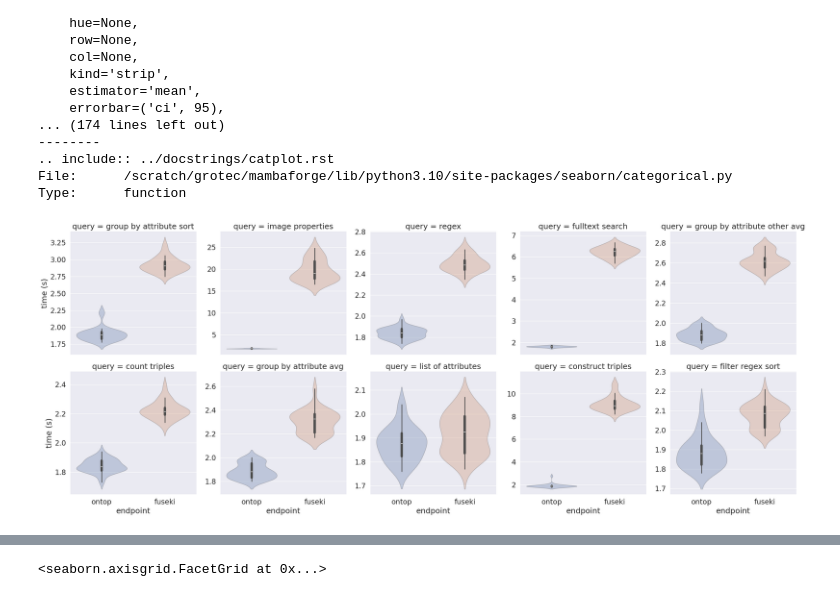
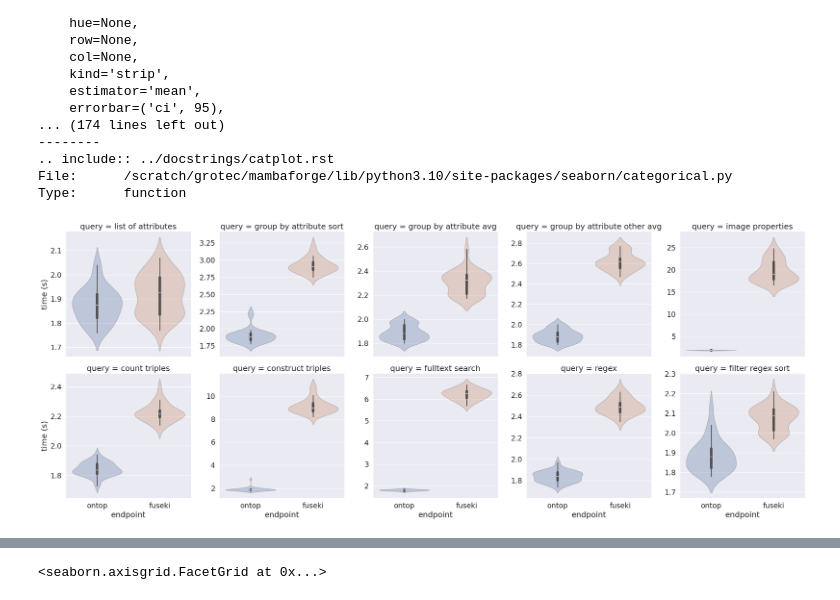
Before and after one commit to NFDI4BIOIMAGE/omero-kg-benchmark, a Jupyter notebook: queries/20241210T091800_analyze_timings.ipynb, the cells around one changed output, grey strips where cells are left out. Drawn from its saved outputs; the diff is of its cells as text; code cells hidden in the pictures.

Commit message:
Replace .md by .org, update all plots, move all log to one logbook.

```diff
--- a/queries/20241210T091800_analyze_timings.ipynb
+++ b/queries/20241210T091800_analyze_timings.ipynb
@@ -60,7 +60,18 @@ File:      /scratch/grotec/mambaforge/lib/python3.10/site-packages/seaborn/categ
 Type:      function
 # %%
 seaborn.set(font_scale=1.5)
-seaborn.catplot(kind='violin', data=data[data.clock=='Wall (s)'], x='endpoint', y='time (s)', hue='endpoint', col='query', alpha=0.3, sharey=False, legend='auto', col_wrap=5)
+seaborn.catplot(kind='violin', data=data[data.clock=='Wall (s)'], x='endpoint', y='time (s)', hue='endpoint', col='query', alpha=0.3, sharey=False, legend='auto', col_wrap=5,
+                col_order=['list of attributes',
+                           'group by attribute sort',
+                           'group by attribute avg',
+                           'group by attribute other avg',
+                           'image properties',
+                           'count triples',
+                           'construct triples',
+                           'fulltext search',
+                           'regex',
+                           'filter regex sort',
+                          ] )
 mpl.pyplot.savefig("saved_runs/20241210T091800/facet_walltime.png")
 # %% [output]
-[figure, old version]
+[figure, new version]
```
Also changed, not shown: parts of 2 cells of this notebook, 12 other files.
